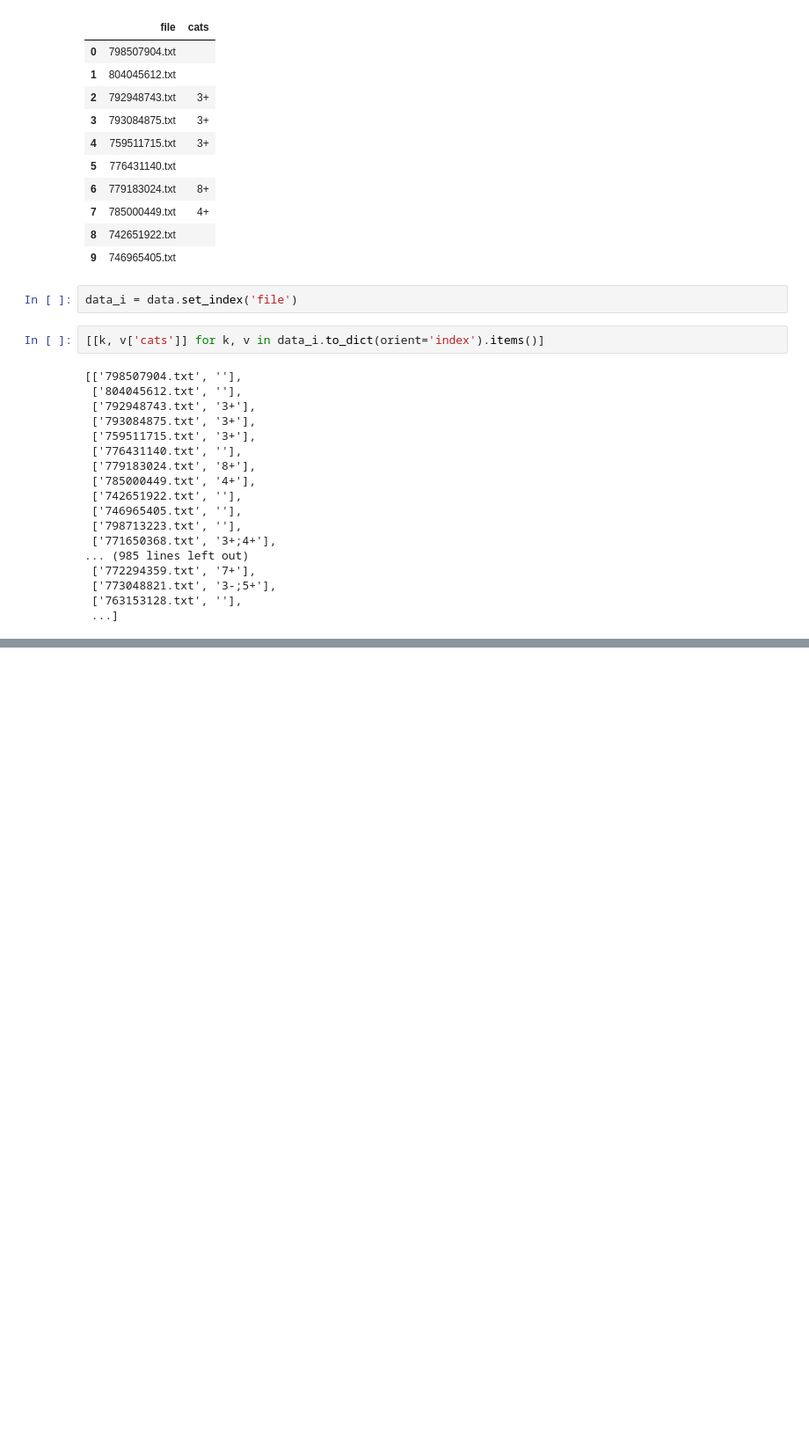
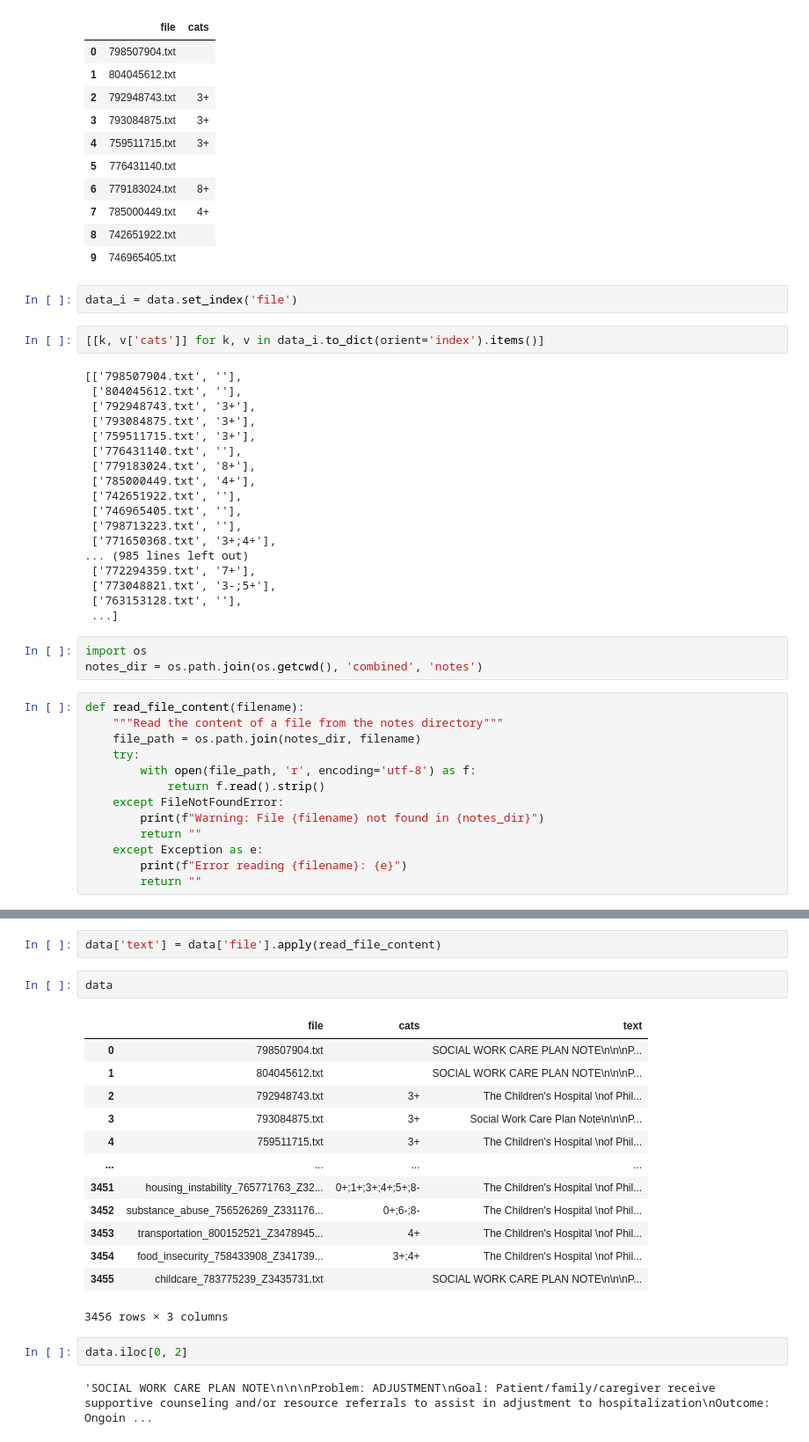
Before and after one commit to kevins4202/PURM-25, a Jupyter notebook: data/chop/Untitled.ipynb, the cells around one changed output, grey strips where cells are left out. Shown: that part at 88% size. Cells and saved outputs as stored; diff of their text form; blank space fills up the shorter version.

Commit message:
with text

```diff
--- a/data/chop/Untitled.ipynb
+++ b/data/chop/Untitled.ipynb
@@ -55,3 +55,19 @@ data_i = data.set_index('file')
  ['773048821.txt', '3-;5+'],
  ['763153128.txt', ''],
  ...]
+# %%
+import os
+notes_dir = os.path.join(os.getcwd(), 'combined', 'notes')
+# %%
+def read_file_content(filename):
+    """Read the content of a file from the notes directory"""
+    file_path = os.path.join(notes_dir, filename)
+    try:
+        with open(file_path, 'r', encoding='utf-8') as f:
+            return f.read().strip()
+    except FileNotFoundError:
+        print(f"Warning: File {filename} not found in {notes_dir}")
+        return ""
+    except Exception as e:
+        print(f"Error reading {filename}: {e}")
+        return ""
@@ -57,0 +90,22 @@ data_i = data.set_index('file')
+# %%
+data['text'] = data['file'].apply(read_file_content)
+# %%
+data
+# %% [output]
+|  | file | cats | text |
+| 0 | 798507904.txt |  | SOCIAL WORK CARE PLAN NOTE\n\n\nP... |
+| 1 | 804045612.txt |  | SOCIAL WORK CARE PLAN NOTE\n\n\nP... |
+| 2 | 792948743.txt | 3+ | The Children's Hospital \nof Phil... |
+| 3 | 793084875.txt | 3+ | Social Work Care Plan Note\n\n\nP... |
+| 4 | 759511715.txt | 3+ | The Children's Hospital \nof Phil... |
+| ... | ... | ... | ... |
+| 3451 | housing_instability_765771763_Z32... | 0+;1+;3+;4+;5+;8- | The Children's Hospital \nof Phil... |
+| 3452 | substance_abuse_756526269_Z331176... | 0+;6-;8- | The Children's Hospital \nof Phil... |
+| 3453 | transportation_800152521_Z3478945... | 4+ | The Children's Hospital \nof Phil... |
+| 3454 | food_insecurity_758433908_Z341739... | 3+;4+ | The Children's Hospital \nof Phil... |
+| 3455 | childcare_783775239_Z3435731.txt |  | SOCIAL WORK CARE PLAN NOTE\n\n\nP... |
+3456 rows × 3 columns
+# %%
+data.iloc[0, 2]
+# %% [output]
+'SOCIAL WORK CARE PLAN NOTE\n\n\nProblem: ADJUSTMENT\nGoal: Patient/family/caregiver receive supportive counseling and/or resource referrals to assist in adjustment to hospitalization\nOutcome: Ongoin ...
```
Also changed, not shown: parts of 2 cells of this notebook, 3 other files.
